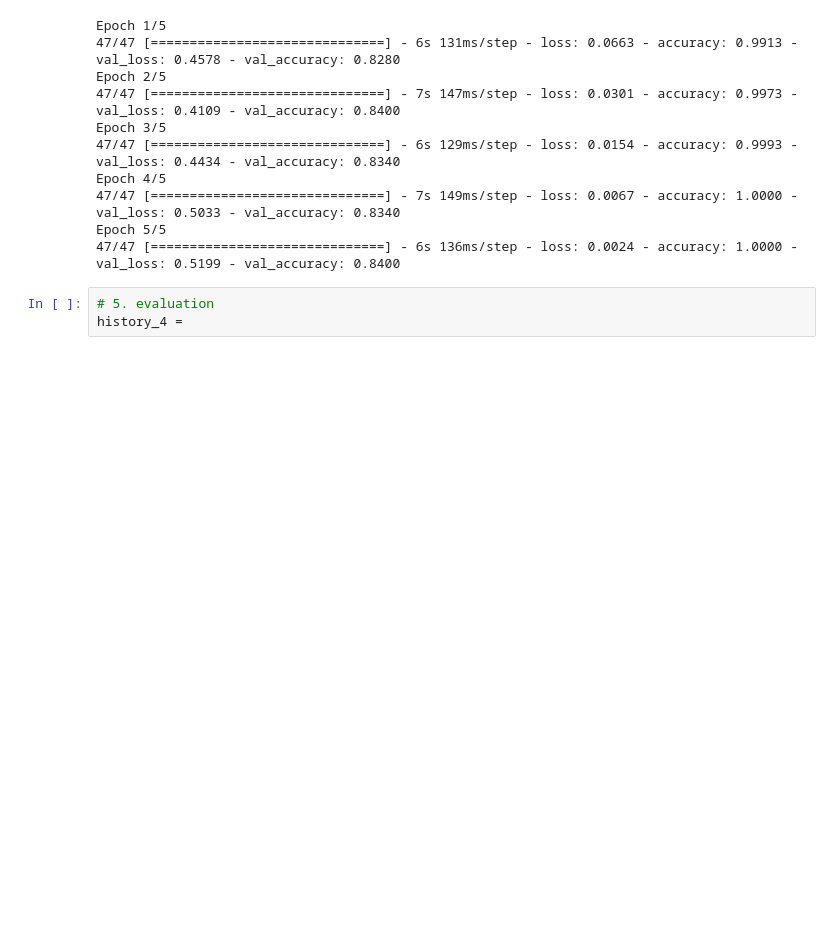
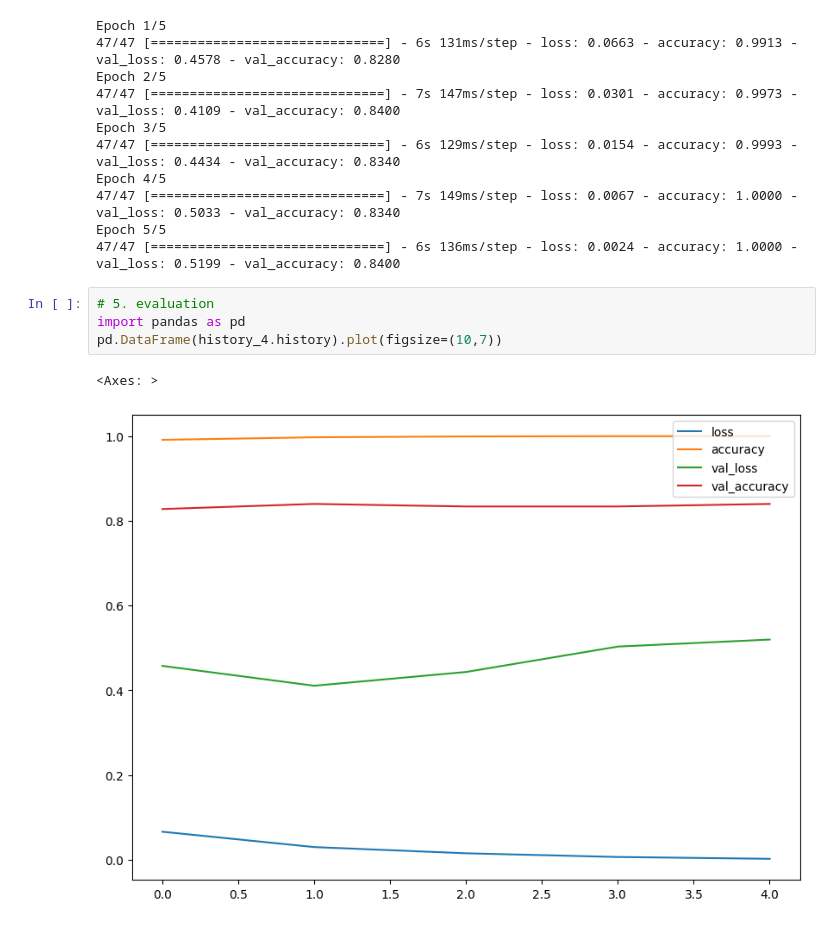
Before and after one commit to nika-va/practice, a Jupyter notebook: 03_introduction_to_CNN.ipynb, the cells around one changed output. Cells and saved outputs as stored; diff of their text form; blank space fills up the shorter version.

```diff
--- a/03_introduction_to_CNN.ipynb
+++ b/03_introduction_to_CNN.ipynb
@@ -292,6 +292,10 @@ Epoch 4/5
 47/47 [==============================] - 7s 149ms/step - loss: 0.0067 - accuracy: 1.0000 - val_loss: 0.5033 - val_accuracy: 0.8340
 Epoch 5/5
 47/47 [==============================] - 6s 136ms/step - loss: 0.0024 - accuracy: 1.0000 - val_loss: 0.5199 - val_accuracy: 0.8400
-# %%
-# 5. evaluation
-history_4 =
+# %%
+# 5. evaluation
+import pandas as pd
+pd.DataFrame(history_4.history).plot(figsize=(10,7))
+# %% [output]
+<Axes: >
+[figure, added]
```
Also changed, not shown: parts of 3 cells of this notebook.
